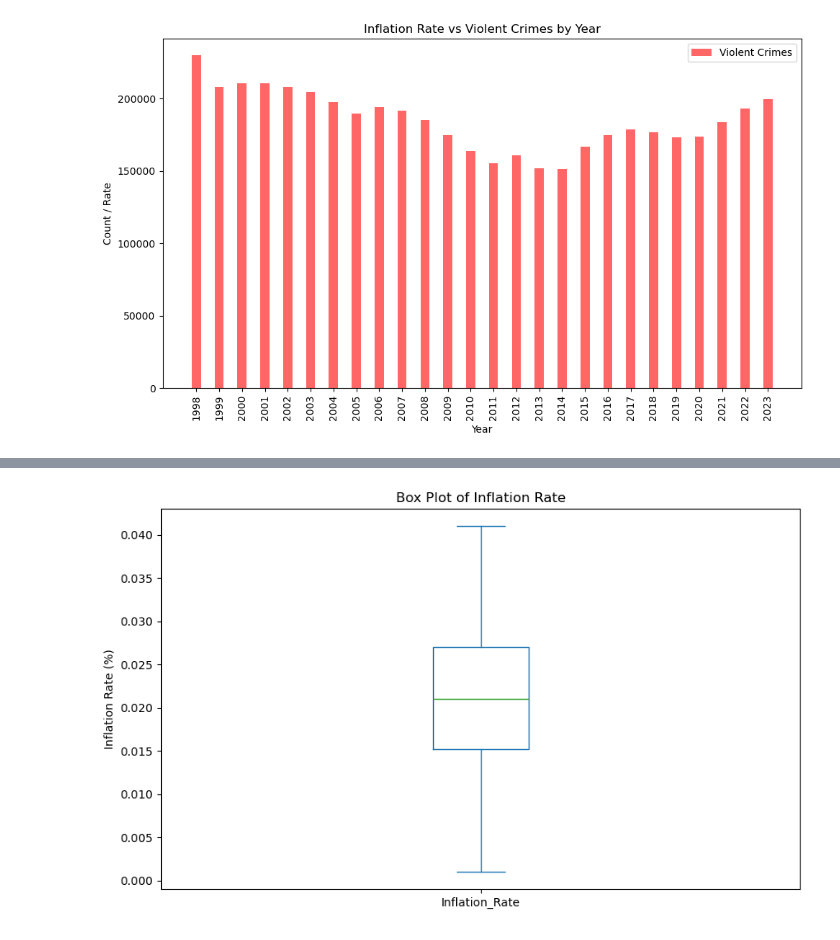
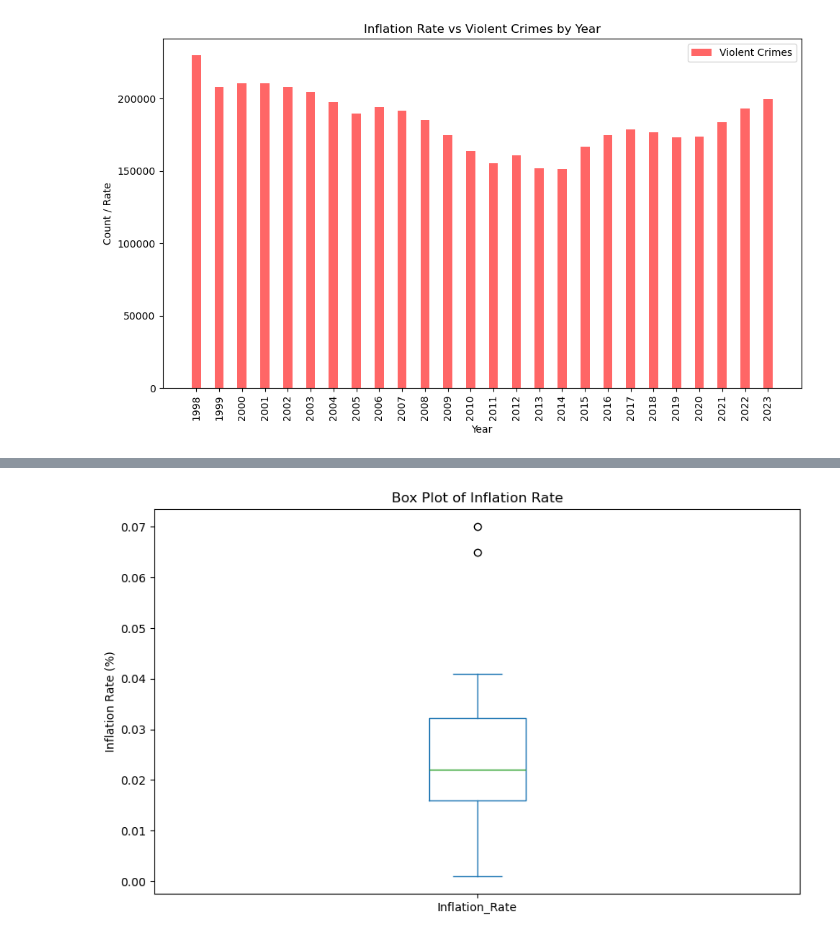
Before and after one commit to EdGonz44/Crime-Chronicles-Inflation-in-the-Golden-State, a Jupyter notebook: group_project/VisualizationData.ipynb, the cells around one changed output, grey strips where cells are left out. Drawn from its saved outputs; the diff is of its cells as text; code cells hidden in the pictures.

```diff
--- a/group_project/VisualizationData.ipynb
+++ b/group_project/VisualizationData.ipynb
@@ -70,0 +130,39 @@ df.head()
+# %%
+# Define the crime categories
+violent_crimes = [
+    'Violent Crimes', 'Homicide', 'Rape (Forcible Rape prior to 2014)', 'Rape', 'Attempted Rape',
+    'Robbery', 'Firearm', 'Knife or Cutting Instrument', 'Other Weapon', 'Strong-Arm',
+    'Aggravated Assault', 'Firearm.1', 'Knife or Cutting Instrument.1', 'Other Weapon.1', 'Hands  Fists  Feet'
+]
+
+property_crimes = [
+    'Property Crimes', 'Burglary', 'Forcible Entry', 'No Force', 'Residence', 'Night', 'Day', 'Unknown',
+    'Non-Residence', 'Night.1', 'Day.1', 'Unknown.1', 'Motor Vehicle Theft', 'Automotive', 'Trucks and Buses', 'Other',
+    'Larceny-Theft', 'Pocket-Picking', 'Purse-Snatching', 'Shoplifting', 'From Motor Vehicle', 'Motor Vehicle Accessories',
+    'Bicycles', 'From Building', 'Coin Operated Machine', 'Other.1', 'Over $400', 'Over $200', '$200 through $400',
+    '$50 through $199', 'Under $50', 'Arson', 'Structural Property', 'Mobile Property', 'Other Property'
+]
+
+other_crimes = [
+    'Highway', 'Commercial', 'Gas Station', 'Convenience Store', 'Bank', 'Miscellaneous'
+]
+
+# Convert columns to numeric, forcing non-numeric values to NaN, then sum
+df[violent_crimes] = df[violent_crimes].apply(pd.to_numeric, errors='coerce')
+df[property_crimes] = df[property_crimes].apply(pd.to_numeric, errors='coerce')
+df[other_crimes] = df[other_crimes].apply(pd.to_numeric, errors='coerce')
+
+# Replace NaNs with zeros
+df[violent_crimes] = df[violent_crimes].fillna(0)
+df[property_crimes] = df[property_crimes].fillna(0)
+df[other_crimes] = df[other_crimes].fillna(0)
+
+# Create new columns for each category by summing the relevant columns
+df['Violent Crimes Total'] = df[violent_crimes].sum(axis=1)
+df['Property Crimes Total'] = df[property_crimes].sum(axis=1)
+df['Other Crimes Total'] = df[other_crimes].sum(axis=1)
+
+# Create a new DataFrame with the year and the new combined columns
+combined_df = df[['Year', 'Violent Crimes Total', 'Property Crimes Total', 'Other Crimes Total']]
+
+print(combined_df.head())
@@ -125,7 +290,7 @@ max    2023.000000        0.070000
 # %%
-df['Violent_Crimes'] = df['Violent_Crimes'].str.replace(',', '').astype(int)
+# df['Violent_Crimes'] = df['Violent_Crimes'].str.replace(',', '').astype(int)
 # %%
-df['Robbery'] = df['Robbery'].str.replace(',', '').astype(int)
+# df['Robbery'] = df['Robbery'].str.replace(',', '').astype(int)
 # %%
 # Plotting
 plt.figure(figsize=(10, 6))
@@ -322,14 +527,14 @@ plt.show()
 # %%
 # Creating the box plot
 plt.figure(figsize=(10, 6))
-filtered_df['Inflation_Rate'].plot.box()
+df['Inflation_Rate'].plot.box()
 plt.title('Box Plot of Inflation Rate')
 plt.ylabel('Inflation Rate (%)')
 
 # Display the plot
 plt.show()
 # %% [output]
-[figure, old version]
+[figure, new version]
 # %%
 # Calculate the correlation coefficient
 correlation = filtered_df['Inflation_Rate'].corr(filtered_df['Robbery'])
```
Also changed, not shown: parts of 27 cells of this notebook, 2 other files.
